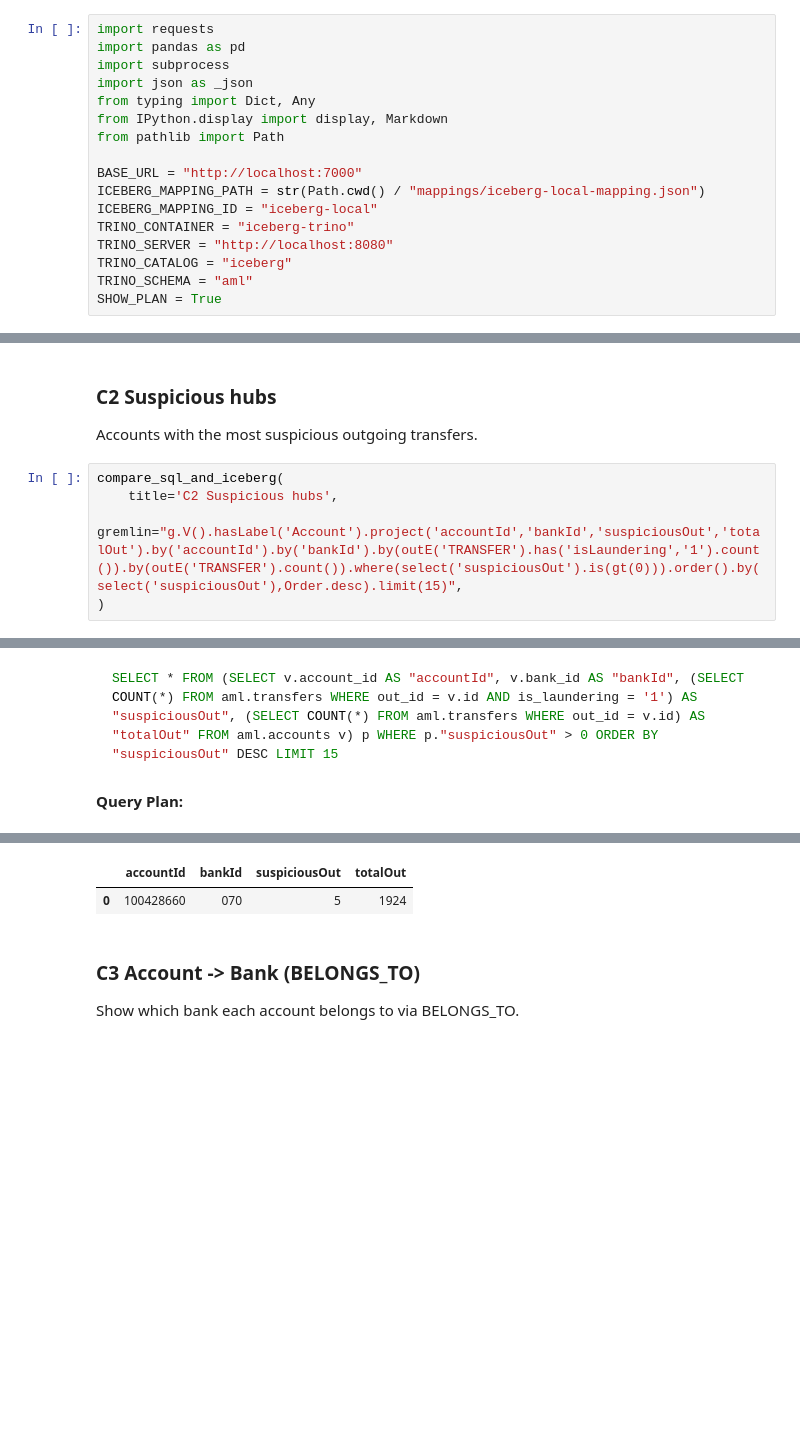
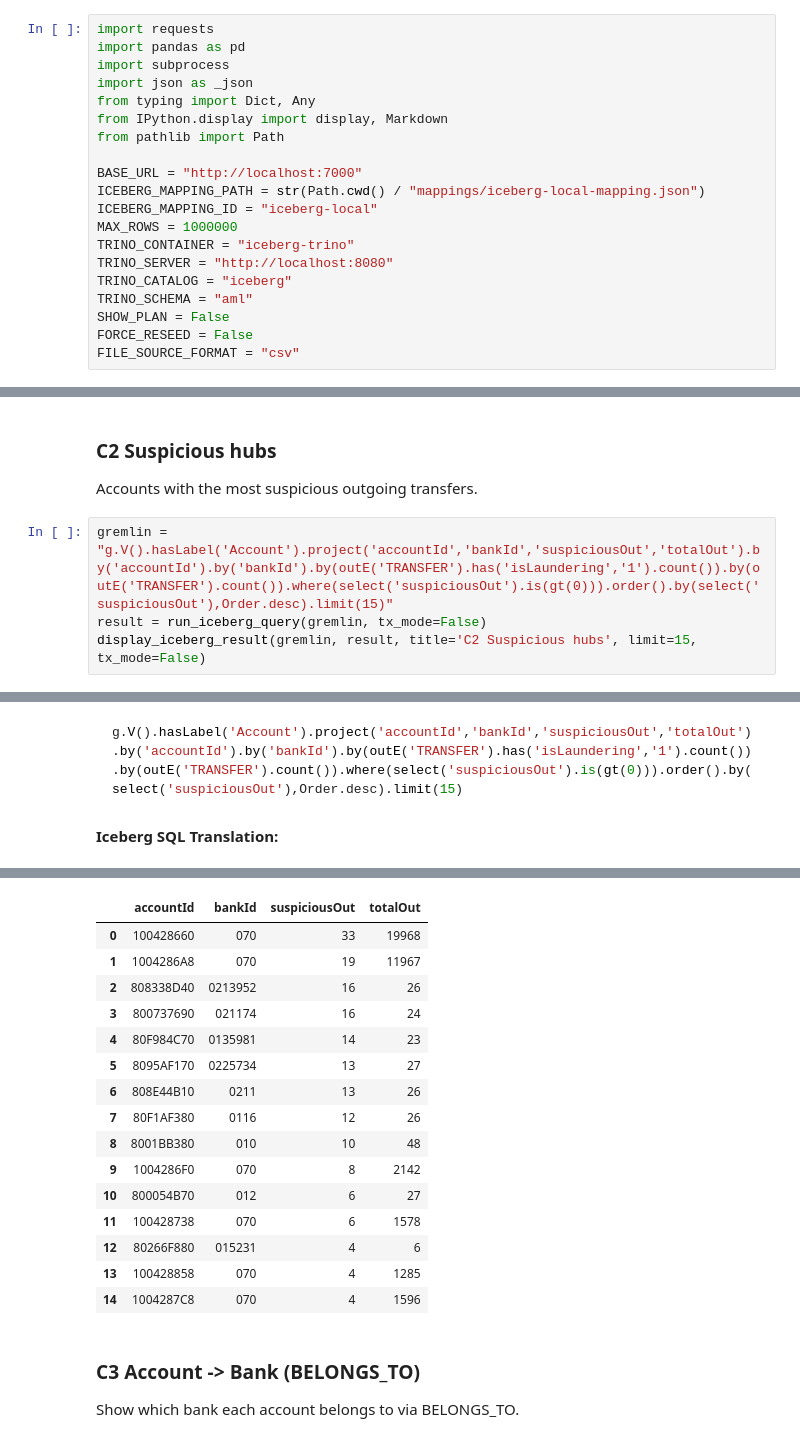
Before and after one commit to vaijosh/graph-query-engine, a Jupyter notebook: aml_iceberg_queries.ipynb, the cells around one changed output, grey strips where cells are left out. Drawn from its saved outputs; the diff is of its cells as text; blank space fills up the shorter version.

````diff
--- a/aml_iceberg_queries.ipynb
+++ b/aml_iceberg_queries.ipynb
@@ -84,11 +105,14 @@ from pathlib import Path
 BASE_URL = "http://localhost:7000"
 ICEBERG_MAPPING_PATH = str(Path.cwd() / "mappings/iceberg-local-mapping.json")
 ICEBERG_MAPPING_ID = "iceberg-local"
+MAX_ROWS = 1000000
 TRINO_CONTAINER = "iceberg-trino"
 TRINO_SERVER = "http://localhost:8080"
 TRINO_CATALOG = "iceberg"
 TRINO_SCHEMA = "aml"
-SHOW_PLAN = True
+SHOW_PLAN = False
+FORCE_RESEED = False
+FILE_SOURCE_FORMAT = "csv"
 # %%
 def get_sql_explain(gremlin_query: str) -> Dict[str, Any]:
     try:
@@ -640,9 +774,8 @@ SELECT v.account_id AS "accountId", v.bank_id AS "bankId", (SELECT COUNT(*) FROM
 
 Accounts with the most suspicious outgoing transfers.
 # %%
-compare_sql_and_iceberg(
-    title='C2 Suspicious hubs',
-    gremlin="g.V().hasLabel('Account').project('accountId','bankId','suspiciousOut','totalOut').by('accountId').by('bankId').by(outE('TRANSFER').has('isLaundering','1').count()).by(outE('TRANSFER').count()).where(select('suspiciousOut').is(gt(0))).order().by(select('suspiciousOut'),Order.desc).limit(15)",
-)
+gremlin = "g.V().hasLabel('Account').project('accountId','bankId','suspiciousOut','totalOut').by('accountId').by('bankId').by(outE('TRANSFER').has('isLaundering','1').count()).by(outE('TRANSFER').count()).where(select('suspiciousOut').is(gt(0))).order().by(select('suspiciousOut'),Order.desc).limit(15)"
+result = run_iceberg_query(gremlin, tx_mode=False)
+display_iceberg_result(gremlin, result, title='C2 Suspicious hubs', limit=15, tx_mode=False)
 # %% [output]
 ### C2 Suspicious hubs
@@ -650,4 +783,4 @@ compare_sql_and_iceberg(
-```sql
-SELECT * FROM (SELECT v.account_id AS "accountId", v.bank_id AS "bankId", (SELECT COUNT(*) FROM aml.transfers WHERE out_id = v.id AND is_laundering = '1') AS "suspiciousOut", (SELECT COUNT(*) FROM aml.transfers WHERE out_id = v.id) AS "totalOut" FROM aml.accounts v) p WHERE p."suspiciousOut" > 0 ORDER BY "suspiciousOut" DESC LIMIT 15
+```groovy
+g.V().hasLabel('Account').project('accountId','bankId','suspiciousOut','totalOut').by('accountId').by('bankId').by(outE('TRANSFER').has('isLaundering','1').count()).by(outE('TRANSFER').count()).where(select('suspiciousOut').is(gt(0))).order().by(select('suspiciousOut'),Order.desc).limit(15)
 ```
-**Query Plan:**
+**Iceberg SQL Translation:**
@@ -691,6 +789,20 @@ SELECT * FROM (SELECT v.account_id AS "accountId", v.bank_id AS "bankId", (SELEC
 ```
 |  | accountId | bankId | suspiciousOut | totalOut |
-| 0 | 100428660 | 070 | 5 | 1924 |
+| 0 | 100428660 | 070 | 33 | 19968 |
+| 1 | 1004286A8 | 070 | 19 | 11967 |
+| 2 | 808338D40 | 0213952 | 16 | 26 |
+| 3 | 800737690 | 021174 | 16 | 24 |
+| 4 | 80F984C70 | 0135981 | 14 | 23 |
+| 5 | 8095AF170 | 0225734 | 13 | 27 |
+| 6 | 808E44B10 | 0211 | 13 | 26 |
+| 7 | 80F1AF380 | 0116 | 12 | 26 |
+| 8 | 8001BB380 | 010 | 10 | 48 |
+| 9 | 1004286F0 | 070 | 8 | 2142 |
+| 10 | 800054B70 | 012 | 6 | 27 |
+| 11 | 100428738 | 070 | 6 | 1578 |
+| 12 | 80266F880 | 015231 | 4 | 6 |
+| 13 | 100428858 | 070 | 4 | 1285 |
+| 14 | 1004287C8 | 070 | 4 | 1596 |
 # %% [markdown]
 ### C3 Account -> Bank (BELONGS_TO)
 
````
Also changed, not shown: parts of 32 cells of this notebook, 18 other files.
